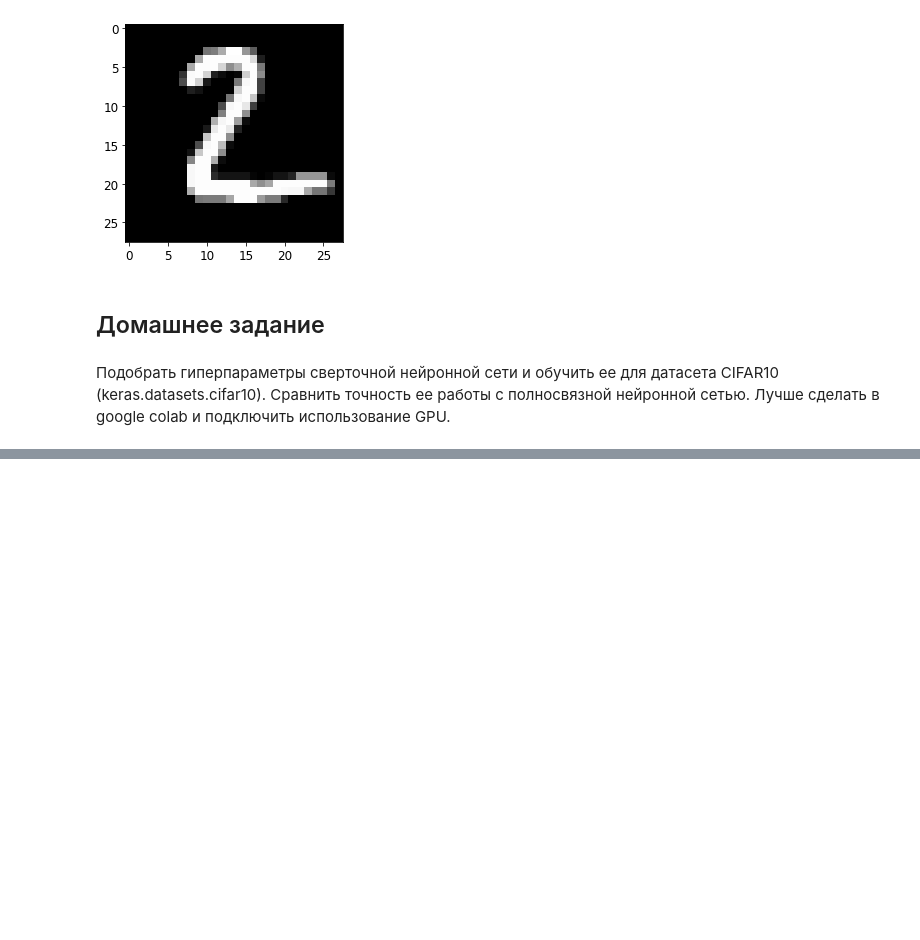
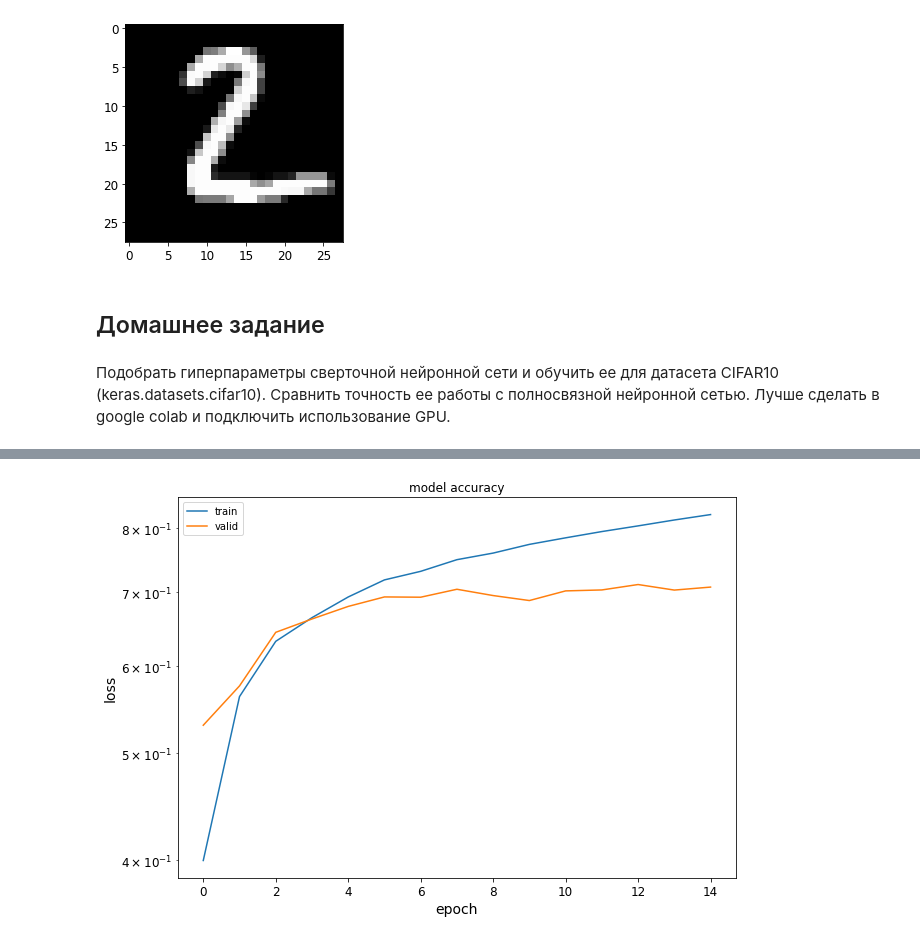
Before and after one commit to Vandyshge/5sem_ml, a Jupyter notebook: Lesson8.ipynb, the cells around one changed output, grey strips where cells are left out. Saved outputs shown, nothing was run; the diff lists cells and outputs as text; code cells hidden in the pictures; blank space fills up the shorter version.

```diff
--- a/Lesson8.ipynb
+++ b/Lesson8.ipynb
@@ -185,0 +337,21 @@ plt.show()
+# %%
+# params_ = out[0]
+# print(out)
+
+params_ = {'n_neurons_conv': 64, 'n_layers_conv': 3, 'activation': 'relu'}
+
+model = keras.models.Sequential()
+model.add(keras.Input(shape=X_train.shape[1:]))
+for _ in range(params_['n_layers_conv']-1):
+  model.add(keras.layers.Conv2D(params_['n_neurons_conv'], (3, 3), activation=params_['activation']))
+  model.add(keras.layers.MaxPooling2D((2, 2)))
+model.add(keras.layers.Conv2D(params_['n_neurons_conv'], (3, 3), activation=params_['activation']))
+model.add(keras.layers.Flatten())
+for _ in range(params_['n_layers_conv']):
+  model.add(keras.layers.Dense(params_['n_neurons_conv'], activation=params_['activation']))
+model.add(keras.layers.Dense(10))
+# model.summary
+
+model.compile(loss=tf.keras.losses.SparseCategoricalCrossentropy(from_logits=True), optimizer='adam', metrics=['accuracy'])
+
+history = model.fit(X_train, y_train, epochs=15, validation_data=(X_valid, y_valid), verbose=2)
@@ -185,0 +376,12 @@ plt.show()
+# %%
+plt.figure(figsize=(10,7))
+plt.plot(history.history['accuracy'])
+plt.plot(history.history['val_accuracy'])
+plt.title('model accuracy')
+plt.ylabel('loss')
+plt.xlabel('epoch')
+plt.yscale('log')
+plt.legend(['train', 'valid'], loc='upper left')
+plt.show()
+# %% [output]
+[figure, added]
```
Also changed, not shown: parts of 14 cells of this notebook, 1 other file.
